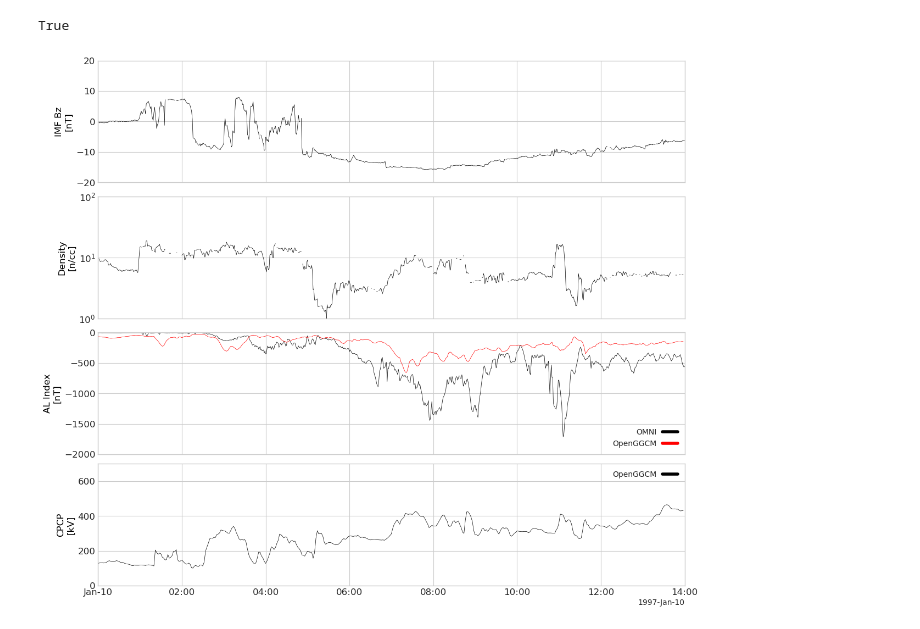
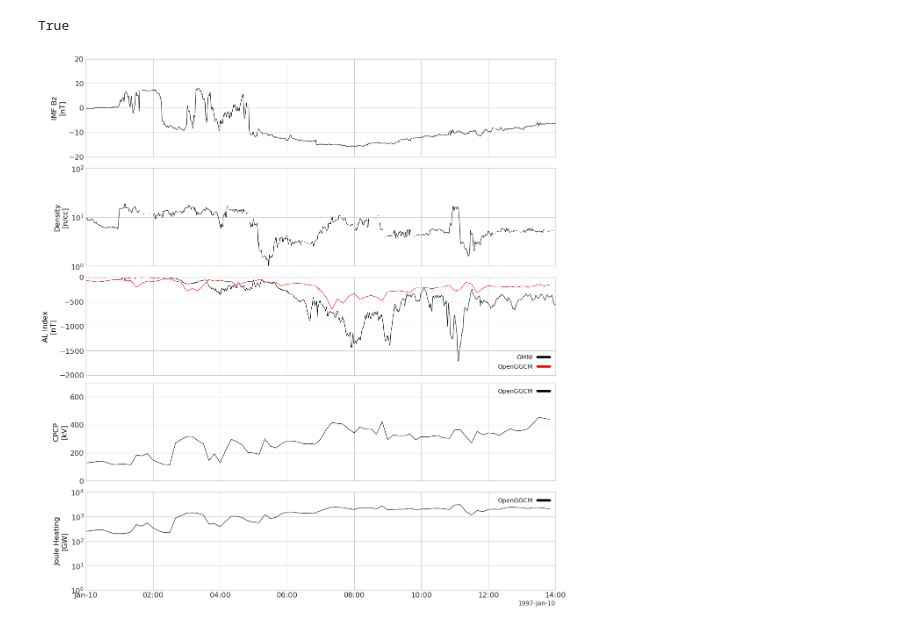
Before and after one commit to choongminum/storm199701, a Jupyter notebook: runs/251118_1330_c030_AZ/plots/geo_data_251118_1330_c030_AZ.ipynb, the cells around one changed output. Drawn from its saved outputs; the diff is of its cells as text; code cells hidden in the pictures.

```diff
--- a/runs/251118_1330_c030_AZ/plots/geo_data_251118_1330_c030_AZ.ipynb
+++ b/runs/251118_1330_c030_AZ/plots/geo_data_251118_1330_c030_AZ.ipynb
@@ -212,17 +223,21 @@ options("cpcp", "legend_location", "upper right")
 # %%
 vars_to_plot = [
     "BZ_GSE",
     "proton_density",
     # "flow_speed",
     # "SYM_H",
     "al",
     "cpcp",
+    "jh",
 ]
+
+options(vars_to_plot, "alpha", 1.0)
+options(vars_to_plot, "line_width", 0.75)
 
 # Plot the geomagnetic data.
 tplot(vars_to_plot, trange, ysize=2.54 * len(vars_to_plot))
 # %% [output]
-[figure, old version]
+[figure, new version]
 # %%
 files = sorted(DATA_DIR.glob(f"{RUN_NAME}.py_0.*"))
 py_0 = xr.open_mfdataset(files)
```
Also changed, not shown: parts of 10 cells of this notebook, 5 other files.
